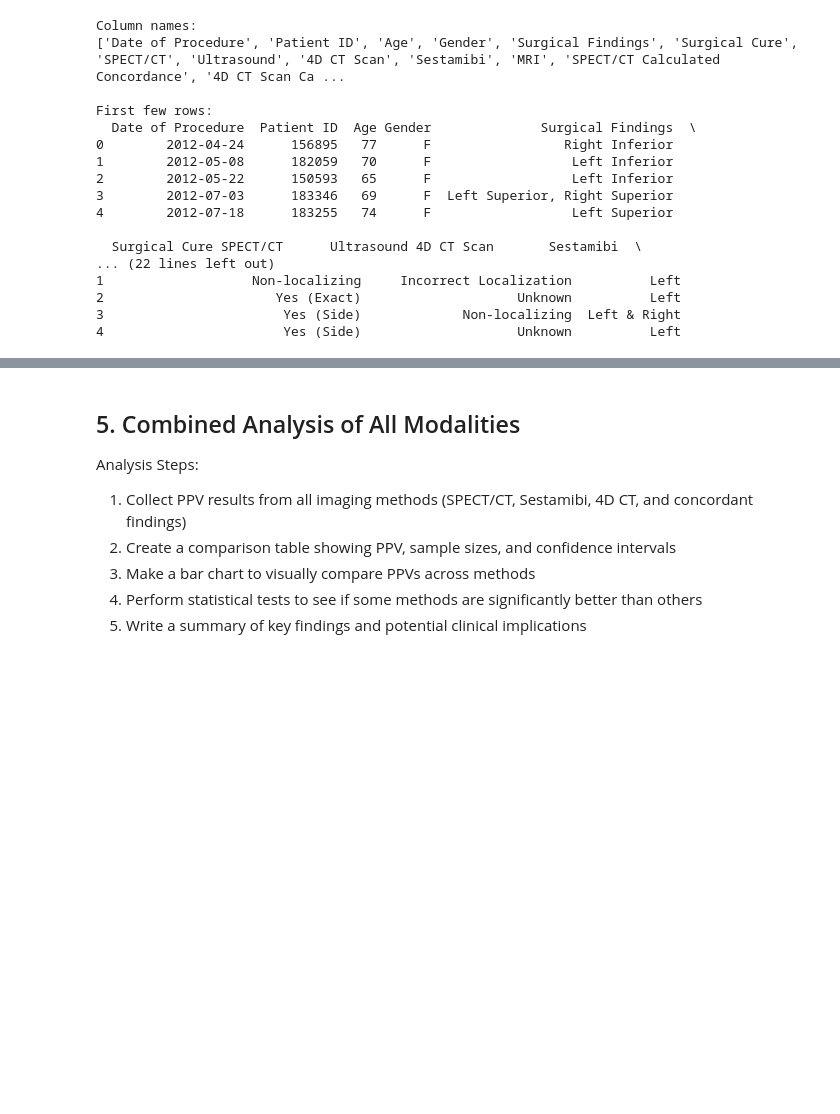
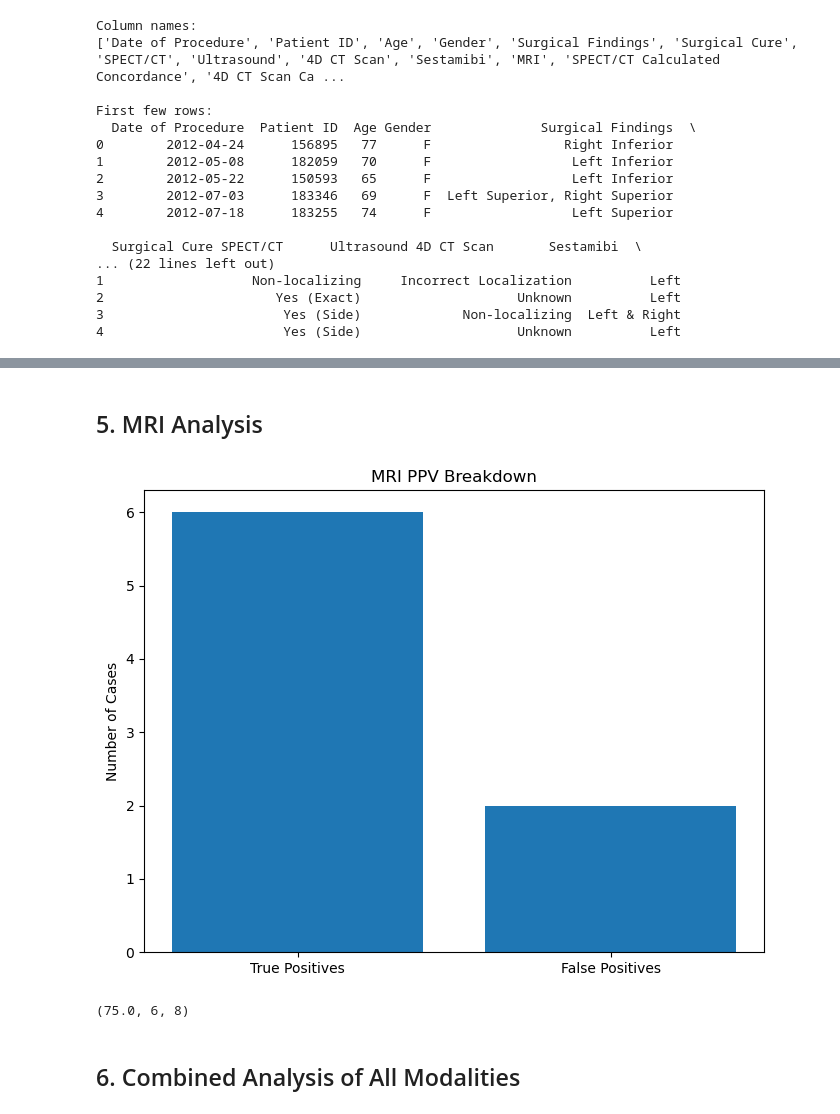
Before and after one commit to Jonah-Schwartz521/parathyroid-imaging-evaluation, a Jupyter notebook: PPV.ipynb, the cells around one changed output, grey strips where cells are left out. Cells and saved outputs as stored; diff of their text form; code cells hidden in the pictures; blank space fills up the shorter version.

```diff
--- a/PPV.ipynb
+++ b/PPV.ipynb
@@ -293,10 +183,10 @@ PPV: 84.39%
+# %% [markdown]
+## 5. MRI Analysis
+# %%
+analyze_modality_ppv(data, 'MRI')
+# %% [output]
+[figure, added]
+(75.0, 6, 8)
 # %% [markdown]
-## 5. Combined Analysis of All Modalities
-
-Analysis Steps:
-1. Collect PPV results from all imaging methods (SPECT/CT, Sestamibi, 4D CT, and concordant findings)
-2. Create a comparison table showing PPV, sample sizes, and confidence intervals
-3. Make a bar chart to visually compare PPVs across methods
-4. Perform statistical tests to see if some methods are significantly better than others
-5. Write a summary of key findings and potential clinical implications
+## 6. Combined Analysis of All Modalities
 # %%
```
Also changed, not shown: parts of 23 cells of this notebook, 1 other file.
